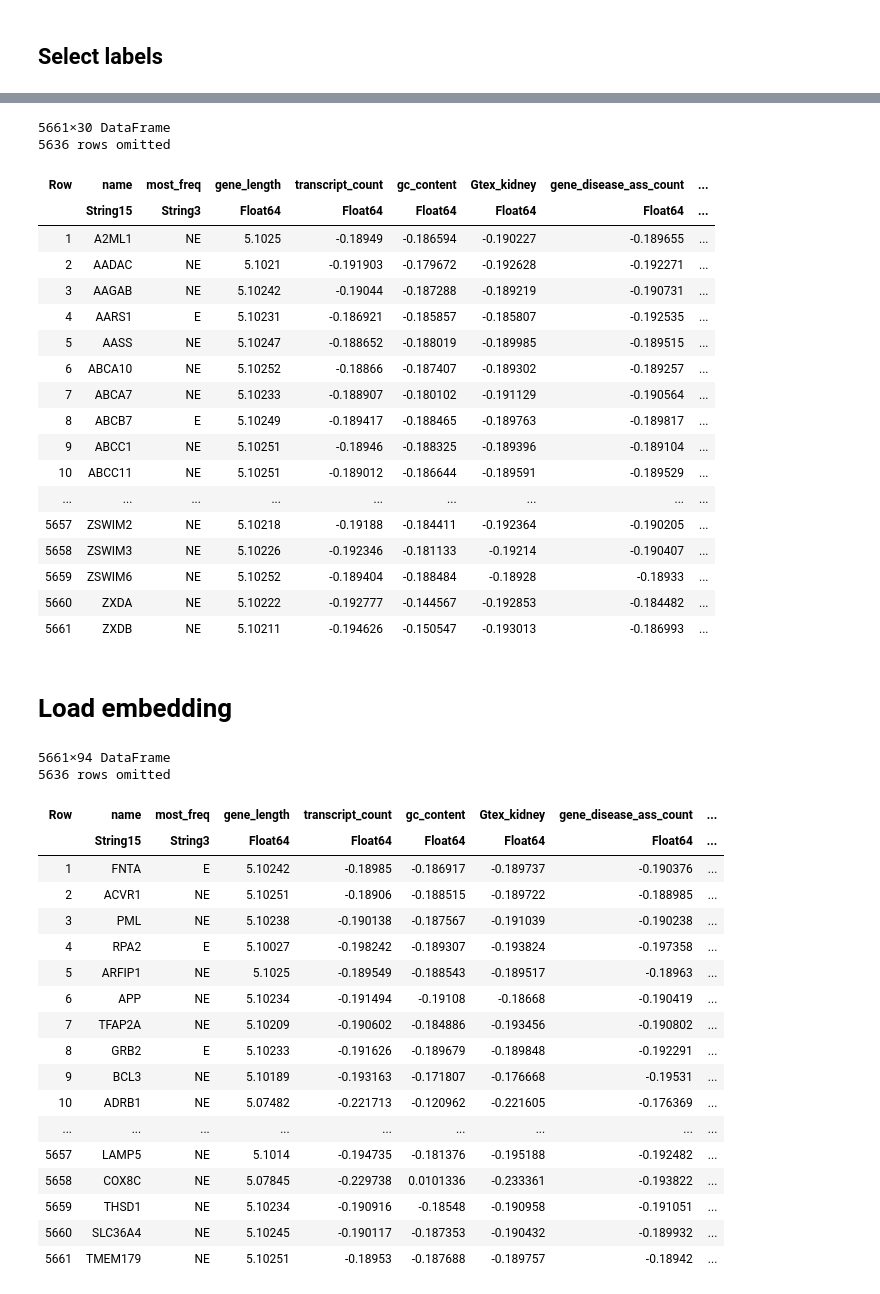
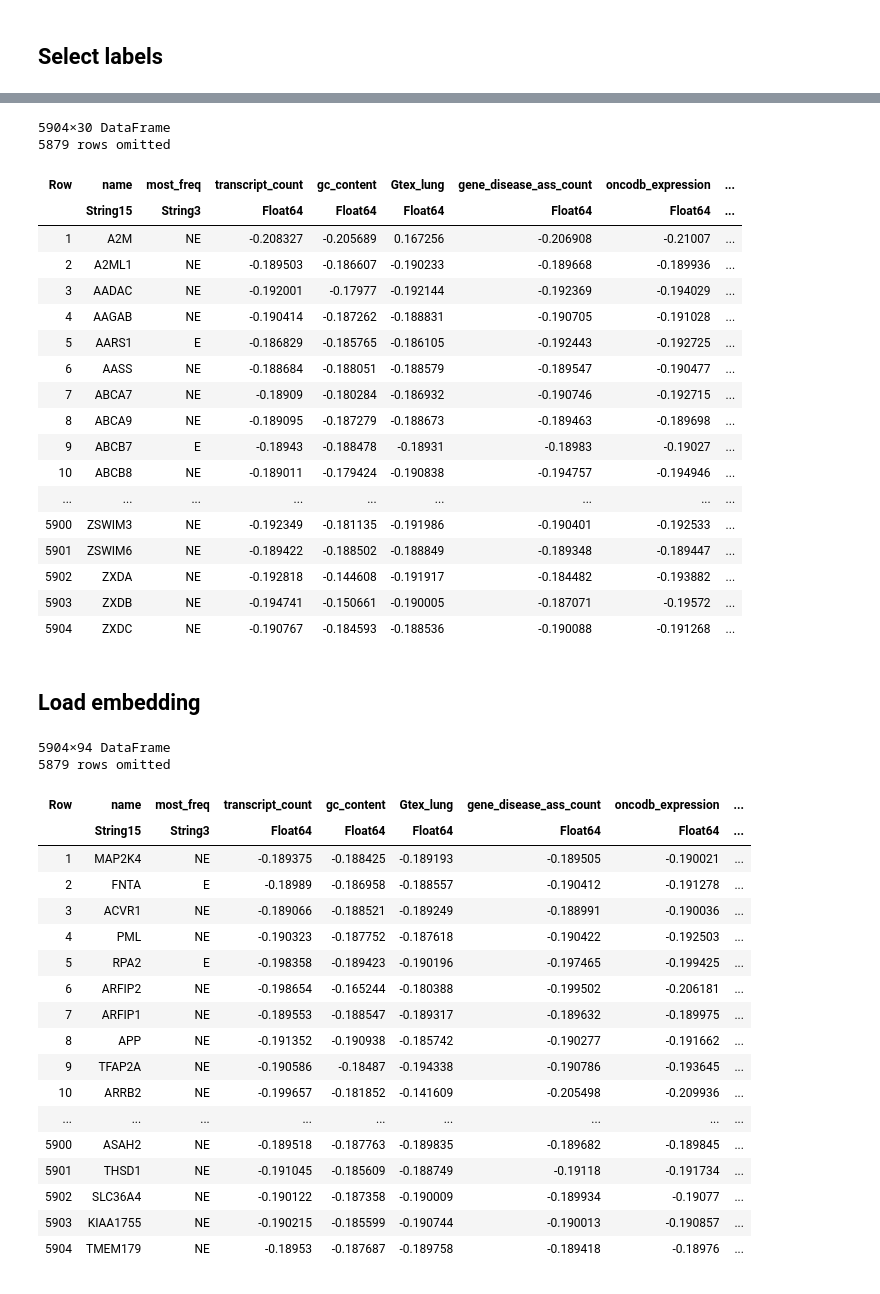
Before and after one commit to giordamaug/BIOMAT2022, a Jupyter notebook: notebooks/BIOMAT2022_workbench_julia.ipynb, the cells around one changed output, grey strips where cells are left out. Saved outputs shown, nothing was run; the diff lists cells and outputs as text; code cells hidden in the pictures.

```diff
--- a/notebooks/BIOMAT2022_workbench_julia.ipynb
+++ b/notebooks/BIOMAT2022_workbench_julia.ipynb
@@ -5,7 +11,7 @@ using CSV
 using DataFrames
 using Statistics
 
-df = CSV.File("../KIDNEY/node_attributes_noNA.csv", typemap=Dict(Int => Float64)) |> DataFrame    # read the attribute file
+df = CSV.File("../$dataset/node_attributes.csv", typemap=Dict(Int => Float64)) |> DataFrame    # read the attribute file
 df = unique(df, :name)      # remove possible duplicated genes
 genenames = df[!, :name]
 first(df, 15)
@@ -95,7 +101,7 @@ df[!, :name] = genenames
 # %% [markdown]
 ## Load labels
 # %%
-dfl = CSV.File("../KIDNEY/node_labels.csv", typemap=Dict(Int => Float64)) |> DataFrame    # read the attribute file
+dfl = CSV.File("../$dataset/node_labels.csv", typemap=Dict(Int => Float64)) |> DataFrame    # read the attribute file
 dfl = unique(dfl, :name)         # remove gene duplicates
 dfl = filter(:most_freq => !ismissing, dfl)
 # %% [output]
@@ -148,52 +154,52 @@ dfl = filter(row -> row.most_freq ∈ ["E","NE"], dfl)
 genenames = dfl[!, :name]
 dfall = innerjoin(dfl,df; on=:name)[!, Not(r"ACH-")]         # join labels and attributes dataframes
 # %% [output]
-5661×30 DataFrame
-5636 rows omitted
+5904×30 DataFrame
+5879 rows omitted
-| Row | name | most_freq | gene_length | transcript_count | gc_content | Gtex_kidney | gene_disease_ass_count | ... |
+| Row | name | most_freq | transcript_count | gc_content | Gtex_lung | gene_disease_ass_count | oncodb_expression | ... |
 |  | String15 | String3 | Float64 | Float64 | Float64 | Float64 | Float64 | ... |
-| 1 | A2ML1 | NE | 5.1025 | -0.18949 | -0.186594 | -0.190227 | -0.189655 | ... |
-| 2 | AADAC | NE | 5.1021 | -0.191903 | -0.179672 | -0.192628 | -0.192271 | ... |
-| 3 | AAGAB | NE | 5.10242 | -0.19044 | -0.187288 | -0.189219 | -0.190731 | ... |
-| 4 | AARS1 | E | 5.10231 | -0.186921 | -0.185857 | -0.185807 | -0.192535 | ... |
-| 5 | AASS | NE | 5.10247 | -0.188652 | -0.188019 | -0.189985 | -0.189515 | ... |
-| 6 | ABCA10 | NE | 5.10252 | -0.18866 | -0.187407 | -0.189302 | -0.189257 | ... |
-| 7 | ABCA7 | NE | 5.10233 | -0.188907 | -0.180102 | -0.191129 | -0.190564 | ... |
-| 8 | ABCB7 | E | 5.10249 | -0.189417 | -0.188465 | -0.189763 | -0.189817 | ... |
-| 9 | ABCC1 | NE | 5.10251 | -0.18946 | -0.188325 | -0.189396 | -0.189104 | ... |
-| 10 | ABCC11 | NE | 5.10251 | -0.189012 | -0.186644 | -0.189591 | -0.189529 | ... |
+| 1 | A2M | NE | -0.208327 | -0.205689 | 0.167256 | -0.206908 | -0.21007 | ... |
+| 2 | A2ML1 | NE | -0.189503 | -0.186607 | -0.190233 | -0.189668 | -0.189936 | ... |
+| 3 | AADAC | NE | -0.192001 | -0.17977 | -0.192144 | -0.192369 | -0.194029 | ... |
+| 4 | AAGAB | NE | -0.190414 | -0.187262 | -0.188831 | -0.190705 | -0.191028 | ... |
+| 5 | AARS1 | E | -0.186829 | -0.185765 | -0.186105 | -0.192443 | -0.192725 | ... |
+| 6 | AASS | NE | -0.188684 | -0.188051 | -0.188579 | -0.189547 | -0.190477 | ... |
+| 7 | ABCA7 | NE | -0.18909 | -0.180284 | -0.186932 | -0.190746 | -0.192715 | ... |
+| 8 | ABCA9 | NE | -0.189095 | -0.187279 | -0.188673 | -0.189463 | -0.189698 | ... |
+| 9 | ABCB7 | E | -0.18943 | -0.188478 | -0.18931 | -0.18983 | -0.19027 | ... |
+| 10 | ABCB8 | NE | -0.189011 | -0.179424 | -0.190838 | -0.194757 | -0.194946 | ... |
 | ... | ... | ... | ... | ... | ... | ... | ... | ... |
-| 5657 | ZSWIM2 | NE | 5.10218 | -0.19188 | -0.184411 | -0.192364 | -0.190205 | ... |
-| 5658 | ZSWIM3 | NE | 5.10226 | -0.192346 | -0.181133 | -0.19214 | -0.190407 | ... |
-| 5659 | ZSWIM6 | NE | 5.10252 | -0.189404 | -0.188484 | -0.18928 | -0.18933 | ... |
-| 5660 | ZXDA | NE | 5.10222 | -0.192777 | -0.144567 | -0.192853 | -0.184482 | ... |
-| 5661 | ZXDB | NE | 5.10211 | -0.194626 | -0.150547 | -0.193013 | -0.186993 | ... |
+| 5900 | ZSWIM3 | NE | -0.192349 | -0.181135 | -0.191986 | -0.190401 | -0.192533 | ... |
+| 5901 | ZSWIM6 | NE | -0.189422 | -0.188502 | -0.188849 | -0.189348 | -0.189447 | ... |
+| 5902 | ZXDA | NE | -0.192818 | -0.144608 | -0.191917 | -0.184482 | -0.193882 | ... |
+| 5903 | ZXDB | NE | -0.194741 | -0.150661 | -0.190005 | -0.187071 | -0.19572 | ... |
+| 5904 | ZXDC | NE | -0.190767 | -0.184593 | -0.188536 | -0.190088 | -0.191268 | ... |
 # %% [markdown]
-# Load embedding
+## Load embedding
 # %%
-dfe = CSV.File("../KIDNEY/embeddings/PPI_Node2Vec_64.csv") |> DataFrame    # read the attribute file
+dfe = CSV.File("../$dataset/embeddings/PPI_Node2Vec_64.csv") |> DataFrame    # read the attribute file
 dfall = innerjoin(dfall,dfe; on=:name)               # join labels/attributes dataframe with embedding
 # %% [output]
-5661×94 DataFrame
-5636 rows omitted
+5904×94 DataFrame
+5879 rows omitted
-| Row | name | most_freq | gene_length | transcript_count | gc_content | Gtex_kidney | gene_disease_ass_count | ... |
+| Row | name | most_freq | transcript_count | gc_content | Gtex_lung | gene_disease_ass_count | oncodb_expression | ... |
 |  | String15 | String3 | Float64 | Float64 | Float64 | Float64 | Float64 | ... |
-| 1 | FNTA | E | 5.10242 | -0.18985 | -0.186917 | -0.189737 | -0.190376 | ... |
-| 2 | ACVR1 | NE | 5.10251 | -0.18906 | -0.188515 | -0.189722 | -0.188985 | ... |
-| 3 | PML | NE | 5.10238 | -0.190138 | -0.187567 | -0.191039 | -0.190238 | ... |
-| 4 | RPA2 | E | 5.10027 | -0.198242 | -0.189307 | -0.193824 | -0.197358 | ... |
-| 5 | ARFIP1 | NE | 5.1025 | -0.189549 | -0.188543 | -0.189517 | -0.18963 | ... |
-| 6 | APP | NE | 5.10234 | -0.191494 | -0.19108 | -0.18668 | -0.190419 | ... |
-| 7 | TFAP2A | NE | 5.10209 | -0.190602 | -0.184886 | -0.193456 | -0.190802 | ... |
-| 8 | GRB2 | E | 5.10233 | -0.191626 | -0.189679 | -0.189848 | -0.192291 | ... |
-| 9 | BCL3 | NE | 5.10189 | -0.193163 | -0.171807 | -0.176668 | -0.19531 | ... |
-| 10 | ADRB1 | NE | 5.07482 | -0.221713 | -0.120962 | -0.221605 | -0.176369 | ... |
+| 1 | MAP2K4 | NE | -0.189375 | -0.188425 | -0.189193 | -0.189505 | -0.190021 | ... |
+| 2 | FNTA | E | -0.18989 | -0.186958 | -0.188557 | -0.190412 | -0.191278 | ... |
+| 3 | ACVR1 | NE | -0.189066 | -0.188521 | -0.189249 | -0.188991 | -0.190036 | ... |
+| 4 | PML | NE | -0.190323 | -0.187752 | -0.187618 | -0.190422 | -0.192503 | ... |
+| 5 | RPA2 | E | -0.198358 | -0.189423 | -0.190196 | -0.197465 | -0.199425 | ... |
+| 6 | ARFIP2 | NE | -0.198654 | -0.165244 | -0.180388 | -0.199502 | -0.206181 | ... |
+| 7 | ARFIP1 | NE | -0.189553 | -0.188547 | -0.189317 | -0.189632 | -0.189975 | ... |
+| 8 | APP | NE | -0.191352 | -0.190938 | -0.185742 | -0.190277 | -0.191662 | ... |
+| 9 | TFAP2A | NE | -0.190586 | -0.18487 | -0.194338 | -0.190786 | -0.193645 | ... |
+| 10 | ARRB2 | NE | -0.199657 | -0.181852 | -0.141609 | -0.205498 | -0.209936 | ... |
 | ... | ... | ... | ... | ... | ... | ... | ... | ... |
-| 5657 | LAMP5 | NE | 5.1014 | -0.194735 | -0.181376 | -0.195188 | -0.192482 | ... |
-| 5658 | COX8C | NE | 5.07845 | -0.229738 | 0.0101336 | -0.233361 | -0.193822 | ... |
-| 5659 | THSD1 | NE | 5.10234 | -0.190916 | -0.18548 | -0.190958 | -0.191051 | ... |
-| 5660 | SLC36A4 | NE | 5.10245 | -0.190117 | -0.187353 | -0.190432 | -0.189932 | ... |
-| 5661 | TMEM179 | NE | 5.10251 | -0.18953 | -0.187688 | -0.189757 | -0.18942 | ... |
+| 5900 | ASAH2 | NE | -0.189518 | -0.187763 | -0.189835 | -0.189682 | -0.189845 | ... |
+| 5901 | THSD1 | NE | -0.191045 | -0.185609 | -0.188749 | -0.19118 | -0.191734 | ... |
+| 5902 | SLC36A4 | NE | -0.190122 | -0.187358 | -0.190009 | -0.189934 | -0.19077 | ... |
+| 5903 | KIAA1755 | NE | -0.190215 | -0.185599 | -0.190744 | -0.190013 | -0.190857 | ... |
+| 5904 | TMEM179 | NE | -0.18953 | -0.187687 | -0.189758 | -0.189418 | -0.18976 | ... |
 # %%
 X = Matrix(dfall[!, Not(r"name|most_freq")])
 y = vec(Matrix(DataFrames.select(dfall, [:most_freq])))
```
Also changed, not shown: parts of 15 cells of this notebook.
